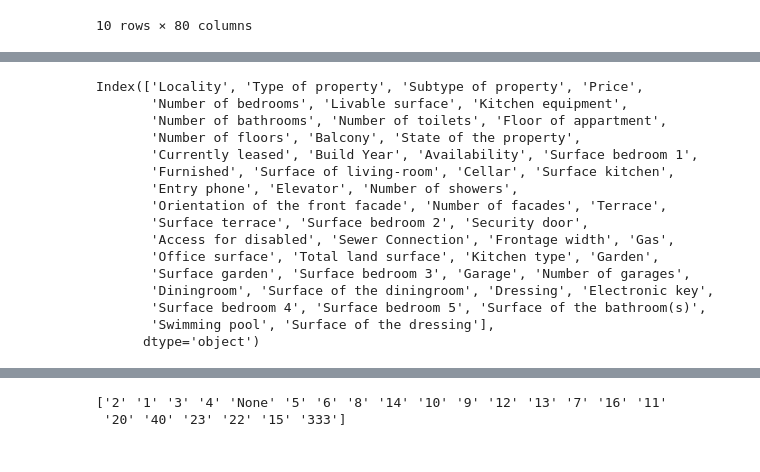
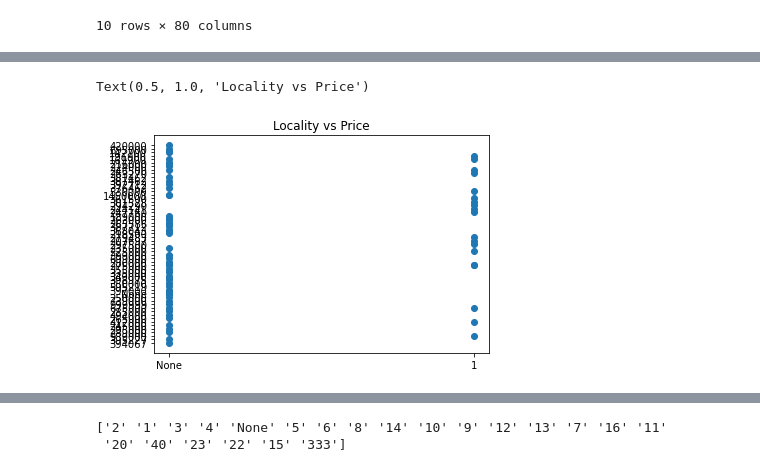
Before and after one commit to yassbarona/challenge-data-analysis, a Jupyter notebook: Start_Files/real-stead-df.ipynb, the cells around one changed output, grey strips where cells are left out. Saved outputs shown, nothing was run; the diff lists cells and outputs as text; code cells hidden in the pictures.

```diff
--- a/Start_Files/real-stead-df.ipynb
+++ b/Start_Files/real-stead-df.ipynb
@@ -73,22 +51,9 @@ df.drop(['Electric charging station', 'Number of parking spaces (indoor)',
-# %%
-df.columns
-# %% [output]
-Index(['Locality', 'Type of property', 'Subtype of property', 'Price',
-       'Number of bedrooms', 'Livable surface', 'Kitchen equipment',
-       'Number of bathrooms', 'Number of toilets', 'Floor of appartment',
-       'Number of floors', 'Balcony', 'State of the property',
-       'Currently leased', 'Build Year', 'Availability', 'Surface bedroom 1',
-       'Furnished', 'Surface of living-room', 'Cellar', 'Surface kitchen',
-       'Entry phone', 'Elevator', 'Number of showers',
-       'Orientation of the front facade', 'Number of facades', 'Terrace',
-       'Surface terrace', 'Surface bedroom 2', 'Security door',
-       'Access for disabled', 'Sewer Connection', 'Frontage width', 'Gas',
-       'Office surface', 'Total land surface', 'Kitchen type', 'Garden',
-       'Surface garden', 'Surface bedroom 3', 'Garage', 'Number of garages',
-       'Diningroom', 'Surface of the diningroom', 'Dressing', 'Electronic key',
-       'Surface bedroom 4', 'Surface bedroom 5', 'Surface of the bathroom(s)',
-       'Swimming pool', 'Surface of the dressing'],
-      dtype='object')
+# %%
+plt.scatter(tail['Terrace'], tail['Price'])
+plt.title("Locality vs Price")
+# %% [output]
+Text(0.5, 1.0, 'Locality vs Price')
+[figure, added]
 # %%
 df.drop(['Entry phone','Currently leased', 'Security door',
        'Access for disabled', 'Sewer Connection', 'Frontage width','Office surface'], axis=1, inplace=True)
```
Also changed, not shown: parts of 17 cells of this notebook, 14 other files.
